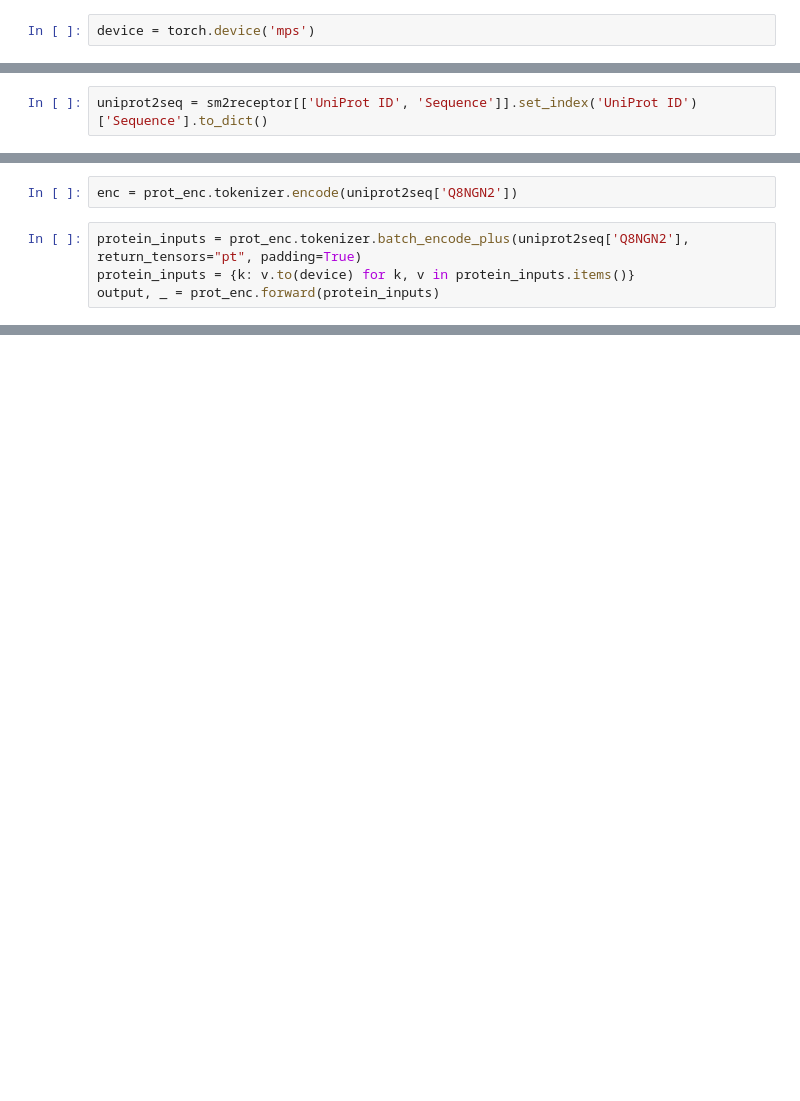
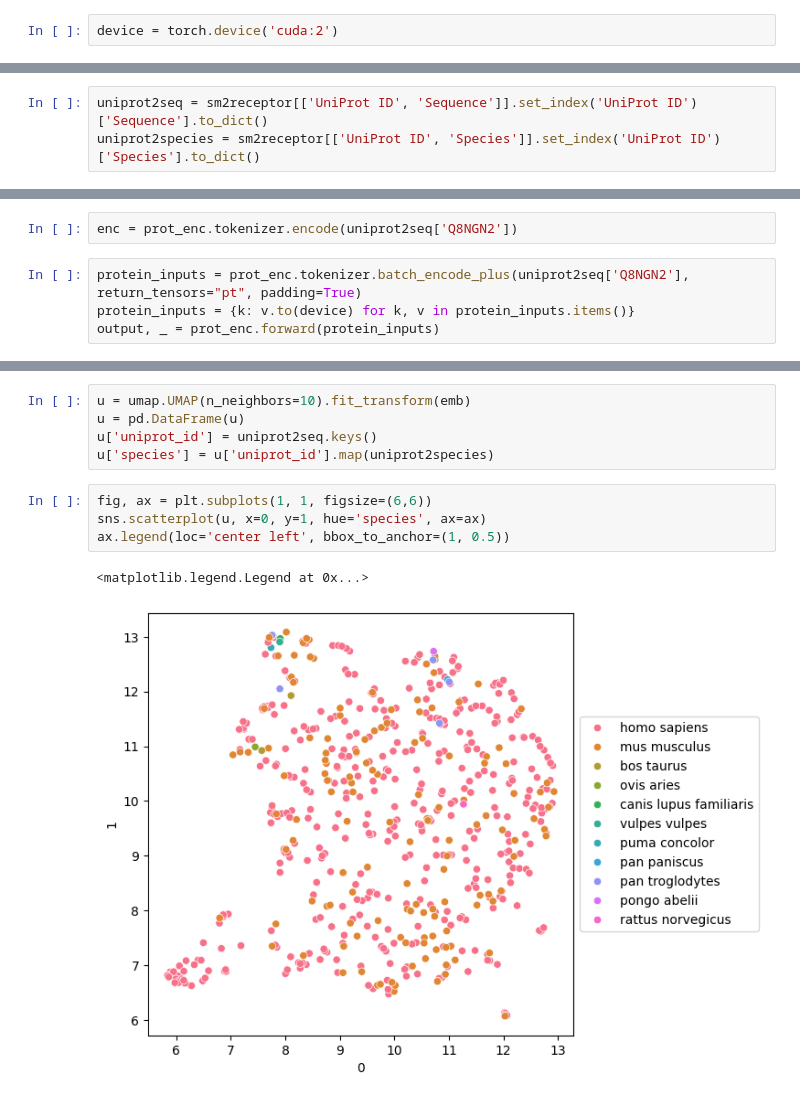
Before and after one commit to nonseanr/BioXML-Hack, a Jupyter notebook: explore.ipynb, the cells around one changed output, grey strips where cells are left out. Drawn from its saved outputs; the diff is of its cells as text; blank space fills up the shorter version.

```diff
--- a/explore.ipynb
+++ b/explore.ipynb
@@ -108,3 +112,3 @@ prot_enc = ProteinEncoder(config_path='facebook/esm2_t6_8M_UR50D', out_dim=256)
 # %%
-device = torch.device('mps')
+device = torch.device('cuda:2')
 # %%
@@ -120,3 +129,4 @@ sm2receptor['UniProt ID'].nunique(), sm2receptor['Sequence'].nunique(), sm2recep
  dtype: int64)
 # %%
 uniprot2seq = sm2receptor[['UniProt ID', 'Sequence']].set_index('UniProt ID')['Sequence'].to_dict()
+uniprot2species = sm2receptor[['UniProt ID', 'Species']].set_index('UniProt ID')['Species'].to_dict()
@@ -132,0 +145,12 @@ RuntimeError: MPS backend out of memory (MPS allocated: 60.15 GB, other allocati
+# %%
+u = umap.UMAP(n_neighbors=10).fit_transform(emb)
+u = pd.DataFrame(u)
+u['uniprot_id'] = uniprot2seq.keys()
+u['species'] = u['uniprot_id'].map(uniprot2species)
+# %%
+fig, ax = plt.subplots(1, 1, figsize=(6,6))
+sns.scatterplot(u, x=0, y=1, hue='species', ax=ax)
+ax.legend(loc='center left', bbox_to_anchor=(1, 0.5))
+# %% [output]
+<matplotlib.legend.Legend at 0x...>
+[figure, added]
```
Also changed, not shown: parts of 25 cells of this notebook, 10 other files.
